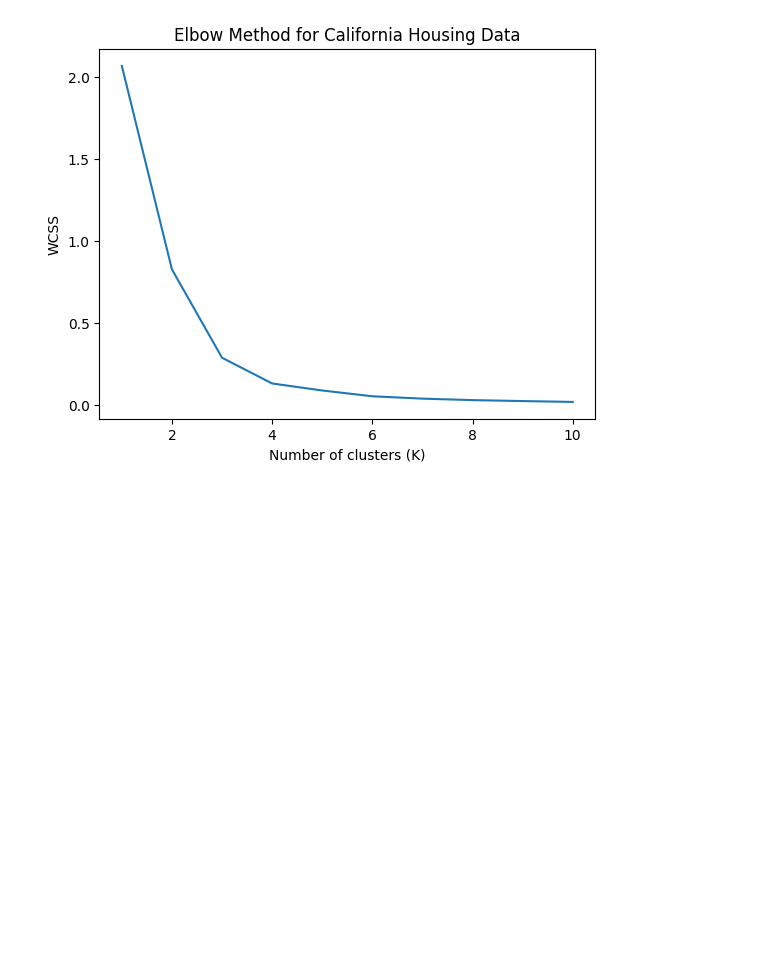
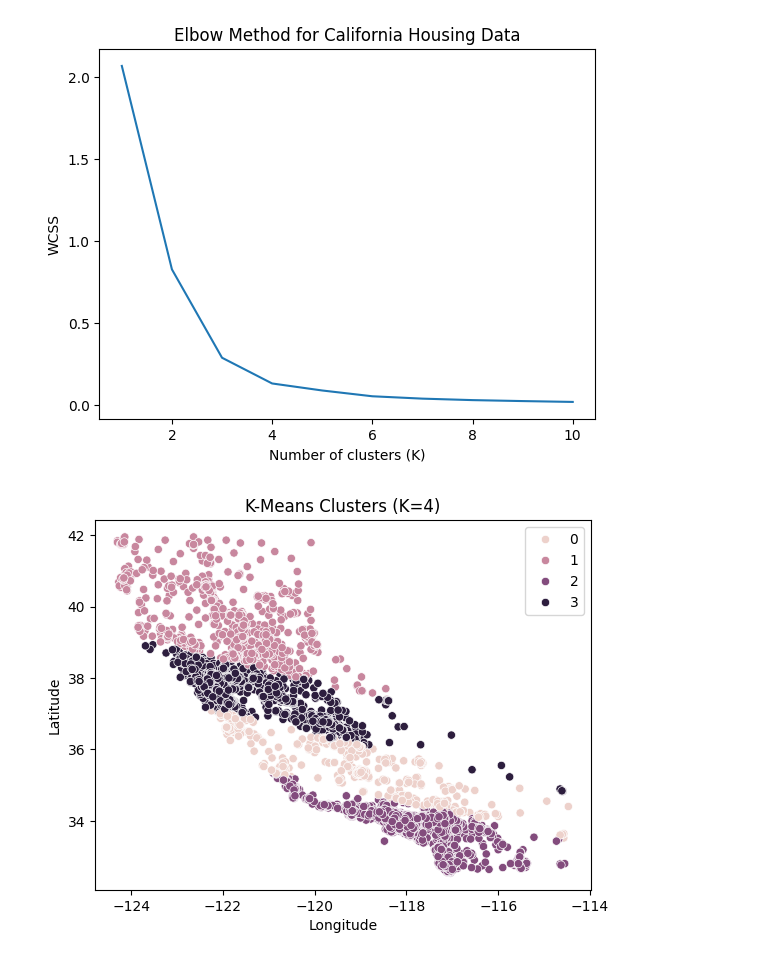
Before and after one commit to Luc1lfer/CCADMACL_EXERCISES_COM222ML-, a Jupyter notebook: Exercise3.ipynb, the cells around one changed output. Saved outputs shown, nothing was run; the diff lists cells and outputs as text; code cells hidden in the pictures; blank space fills up the shorter version.

```diff
--- a/Exercise3.ipynb
+++ b/Exercise3.ipynb
@@ -103,3 +103,14 @@ plt.ylabel('WCSS')
 plt.show()
 # %% [output]
 [figure]
+# %%
+kmeans = KMeans(n_clusters=4, random_state=0, n_init='auto')
+kmeans.fit(X_train_norm)
+
+sns.scatterplot(data=X_train, x='Longitude', y='Latitude', hue=kmeans.labels_)
+plt.title('K-Means Clusters (K=4)')
+plt.xlabel('Longitude')
+plt.ylabel('Latitude')
+plt.show()
+# %% [output]
+[figure, added]
```
